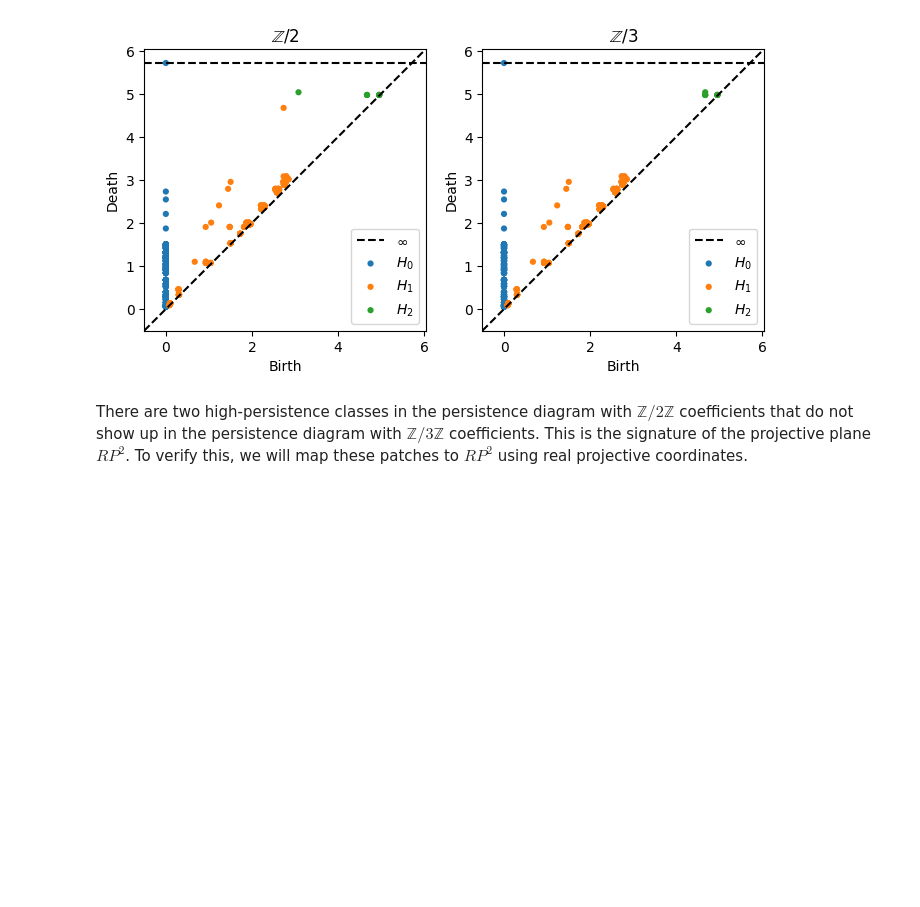
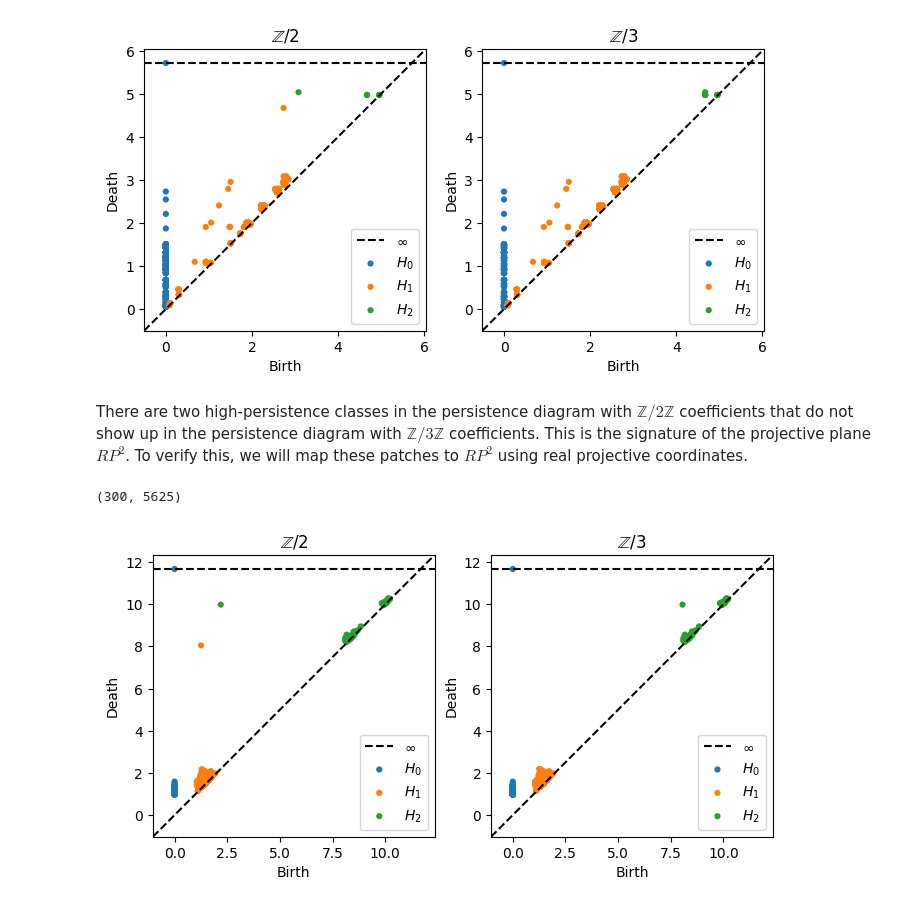
Before and after one commit to mtsch/DREiMac, a Jupyter notebook: docs/notebooks/ImagePatches.ipynb, the cells around one changed output. Drawn from its saved outputs; the diff is of its cells as text; code cells hidden in the pictures; blank space fills up the shorter version.

Commit message:
adding fast geodesic sampler

```diff
--- a/docs/notebooks/ImagePatches.ipynb
+++ b/docs/notebooks/ImagePatches.ipynb
@@ -47 +44,53 @@ X = GeometryExamples.line_patches(dim=10, n_angles=200, n_offsets=200, sigma=0.2
+# %%
+#dist_mat = GeometryUtils.geodesic_distance_estimate(X, 20)
+
+import numpy as np
+from scipy.spatial import KDTree
+from scipy.sparse import csr_matrix
+from scipy.sparse.csgraph import shortest_path
+
+
+def landmark_geodesic_distance(X, n_landmarks, n_neighbors):
+    spatial_tree = KDTree(X)
+    distances_nn, indices_nn = spatial_tree.query(X,k=n_neighbors)
+    # https://github.com/scikit-learn/scikit-learn/blob/364c77e047ca08a95862becf40a04fe9d4cd2c98/sklearn/neighbors/_base.py#L997
+    n_queries = X.shape[0]
+    n_nonzero = n_queries * n_neighbors
+    indptr = np.arange(0, n_nonzero + 1, n_neighbors)
+    kneighbors_graph = csr_matrix(
+        (distances_nn.ravel(), indices_nn.ravel(), indptr), shape=(n_queries, n_queries)
+    )
+
+    # furthest point sampling
+    n_points = X.shape[0]
+    perm = np.zeros(n_landmarks, dtype=np.int64)
+    lambdas = np.zeros(n_landmarks)
+    ds = shortest_path(kneighbors_graph, indices = 0, directed=False)
+    D = np.zeros((n_landmarks, n_points))
+    D[0, :] = ds
+    for i in range(1, n_landmarks):
+        idx = np.argmax(ds)
+        perm[i] = idx
+        lambdas[i] = ds[idx]
+        thisds  = shortest_path(kneighbors_graph, indices = idx, directed=False)
+        D[i, :] = thisds
+        ds = np.minimum(ds, thisds)
+    Y = X[perm, :]
+
+    perm_rest_points = np.setdiff1d(np.arange(0,n_points, dtype=int), perm, assume_unique=True)
+    perm_all_points = np.concatenate((perm,perm_rest_points))
+
+    return D[:,perm_all_points], perm_all_points
+
+dist_mat, perm_all_points = landmark_geodesic_distance(X, 300, 20)
+dist_mat.shape
+# %% [output]
+(300, 5625)
+# %%
+plt.figure(figsize=(8, 4))
+for i,prime in enumerate([2,3]):
+    pd = ripser(dist_mat[:,:dist_mat.shape[0]], coeff=prime, maxdim=2, distance_matrix=True)['dgms']
+    plt.subplot(1,2,i+1) ; plot_diagrams(pd) ; _ = plt.title("$\mathbb{Z}/" + str(prime) + "$")
+# %% [output]
+[figure, added]
 # %%
```
Also changed, not shown: parts of 4 cells of this notebook, 7 other files.
